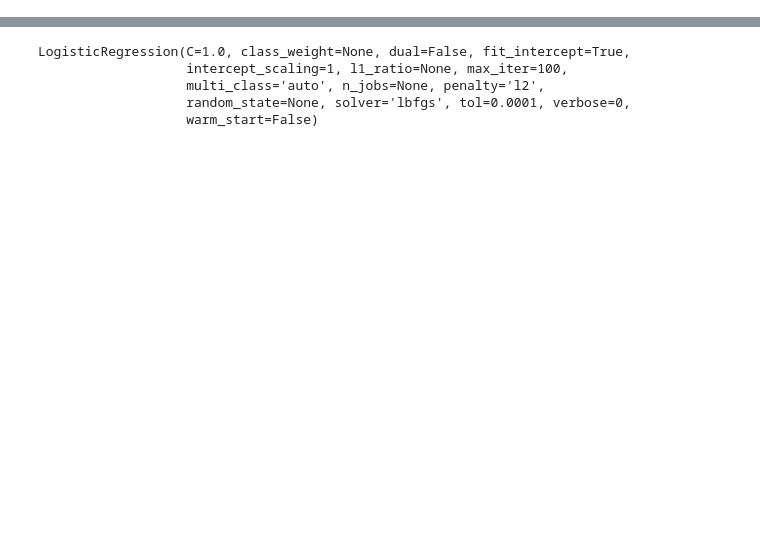
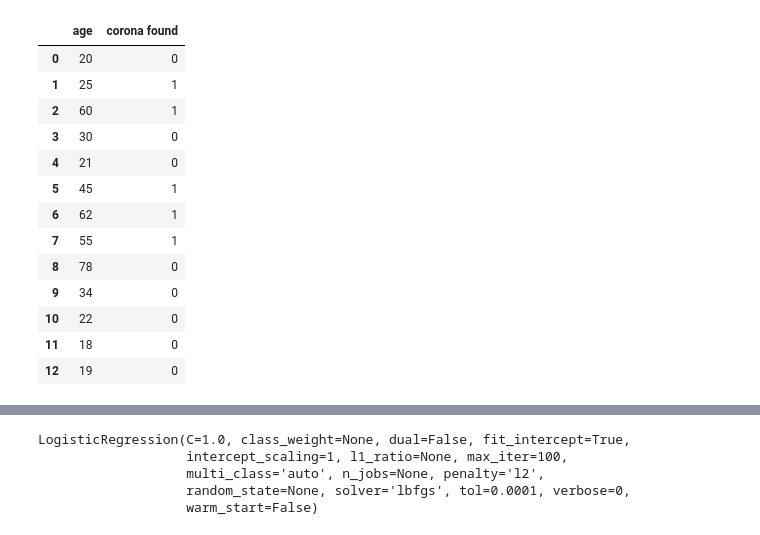
Before and after one commit to D2DOnline/ML, a Jupyter notebook: Jitendra_LRegression_Test.ipynb, the cells around one changed output, grey strips where cells are left out. Saved outputs shown, nothing was run; the diff lists cells and outputs as text; code cells hidden in the pictures; blank space fills up the shorter version.

```diff
--- a/Jitendra_LRegression_Test.ipynb
+++ b/Jitendra_LRegression_Test.ipynb
@@ -9,0 +31,3 @@ df = pd.DataFrame(data_dic)
+# %%
+df['corona found'] = (df['corona found']).astype(str)
+df['corona found']
@@ -10,3 +49,23 @@ df = pd.DataFrame(data_dic)
+# %%
+lb = LabelEncoder()
+lb.fit(df['corona found'])
+df['corona found'] = lb.transform(df['corona found'])
+df
+# %% [output]
+|  | age | corona found |
+| 0 | 20 | 0 |
+| 1 | 25 | 1 |
+| 2 | 60 | 1 |
+| 3 | 30 | 0 |
+| 4 | 21 | 0 |
+| 5 | 45 | 1 |
+| 6 | 62 | 1 |
+| 7 | 55 | 1 |
+| 8 | 78 | 0 |
+| 9 | 34 | 0 |
+| 10 | 22 | 0 |
+| 11 | 18 | 0 |
+| 12 | 19 | 0 |
 # %%
 #feature_cols = df['age']
 feature_cols = df.drop(columns=['corona found'])
```
Also changed, not shown: parts of 24 cells of this notebook.
